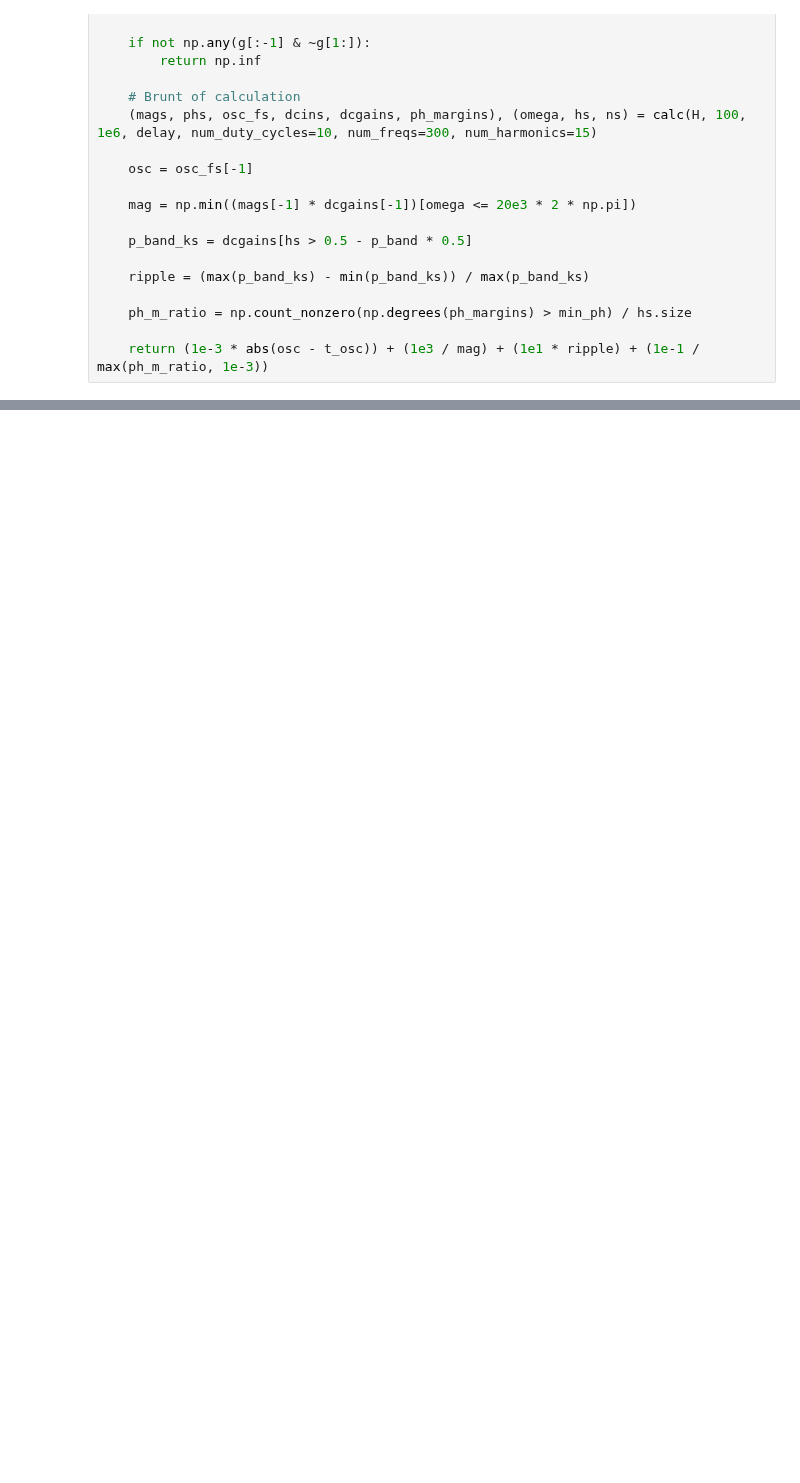
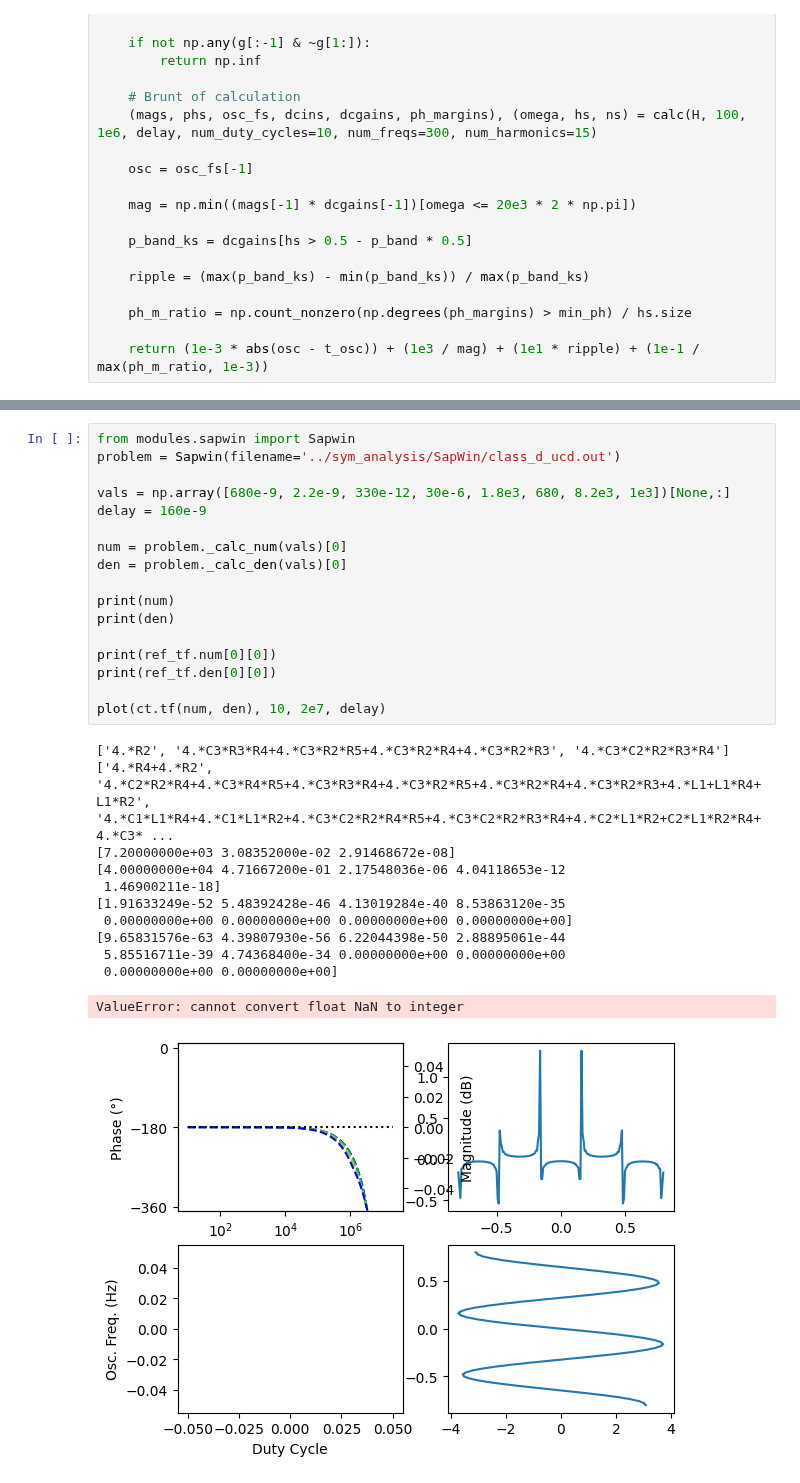
Before and after one commit to aaronlockhartdev/class-d-amp, a Jupyter notebook: loop_analysis/python/main.ipynb, the cells around one changed output, grey strips where cells are left out. Drawn from its saved outputs; the diff is of its cells as text; blank space fills up the shorter version.

```diff
--- a/loop_analysis/python/main.ipynb
+++ b/loop_analysis/python/main.ipynb
@@ -297,0 +337,30 @@ plot(
+# %%
+from modules.sapwin import Sapwin
+problem = Sapwin(filename='../sym_analysis/SapWin/class_d_ucd.out')
+
+vals = np.array([680e-9, 2.2e-9, 330e-12, 30e-6, 1.8e3, 680, 8.2e3, 1e3])[None,:]
+delay = 160e-9
+
+num = problem._calc_num(vals)[0]
+den = problem._calc_den(vals)[0]
+
+print(num)
+print(den)
+
+print(ref_tf.num[0][0])
+print(ref_tf.den[0][0])
+
+plot(ct.tf(num, den), 10, 2e7, delay)
+# %% [output]
+['4.*R2', '4.*C3*R3*R4+4.*C3*R2*R5+4.*C3*R2*R4+4.*C3*R2*R3', '4.*C3*C2*R2*R3*R4']
+['4.*R4+4.*R2', '4.*C2*R2*R4+4.*C3*R4*R5+4.*C3*R3*R4+4.*C3*R2*R5+4.*C3*R2*R4+4.*C3*R2*R3+4.*L1+L1*R4+L1*R2', '4.*C1*L1*R4+4.*C1*L1*R2+4.*C3*C2*R2*R4*R5+4.*C3*C2*R2*R3*R4+4.*C2*L1*R2+C2*L1*R2*R4+4.*C3* ...
+[7.20000000e+03 3.08352000e-02 2.91468672e-08]
+[4.00000000e+04 4.71667200e-01 2.17548036e-06 4.04118653e-12
+ 1.46900211e-18]
+[1.91633249e-52 5.48392428e-46 4.13019284e-40 8.53863120e-35
+ 0.00000000e+00 0.00000000e+00 0.00000000e+00 0.00000000e+00]
+[9.65831576e-63 4.39807930e-56 6.22044398e-50 2.88895061e-44
+ 5.85516711e-39 4.74368400e-34 0.00000000e+00 0.00000000e+00
+ 0.00000000e+00 0.00000000e+00]
+ValueError: cannot convert float NaN to integer
+[figure, added]
```
Also changed, not shown: parts of 13 cells of this notebook, 13 other files.
